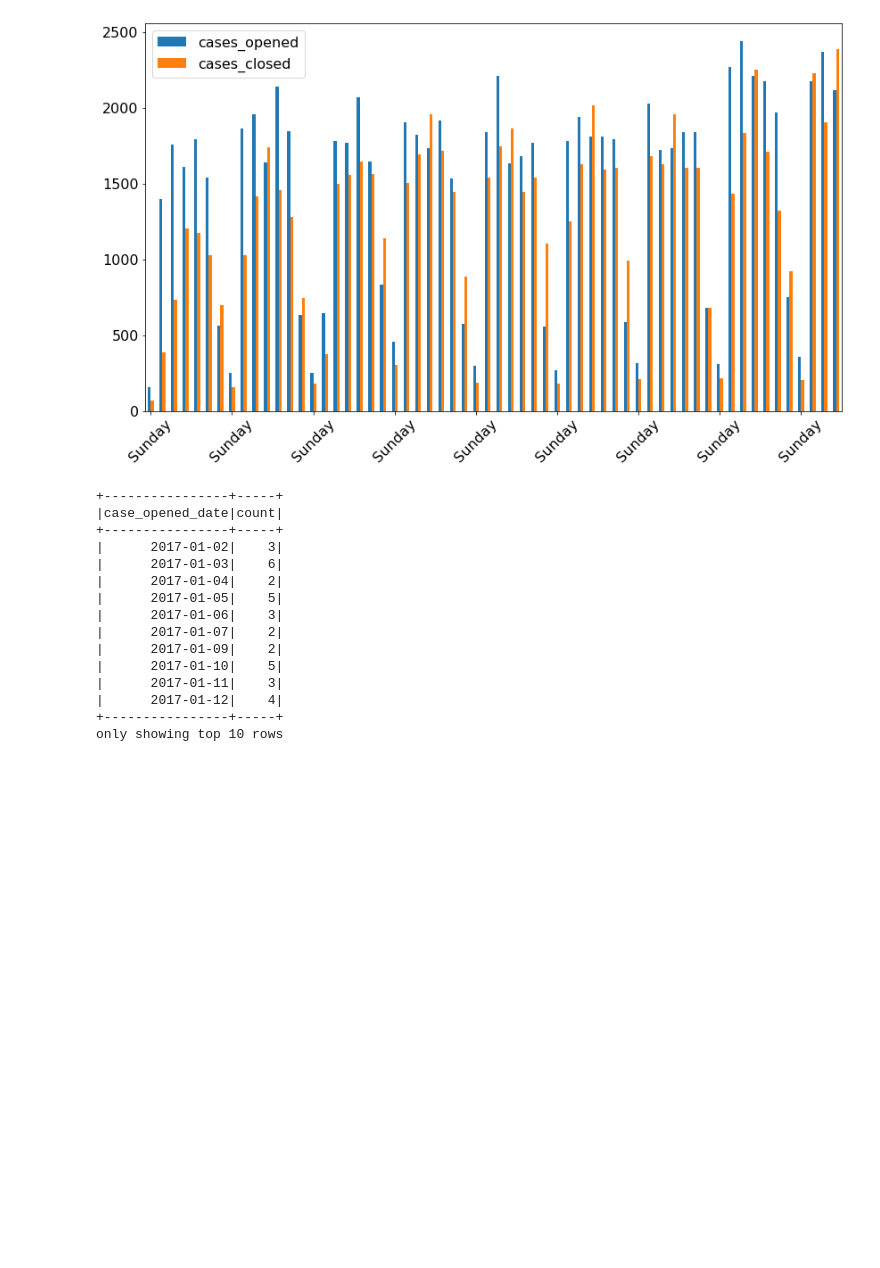
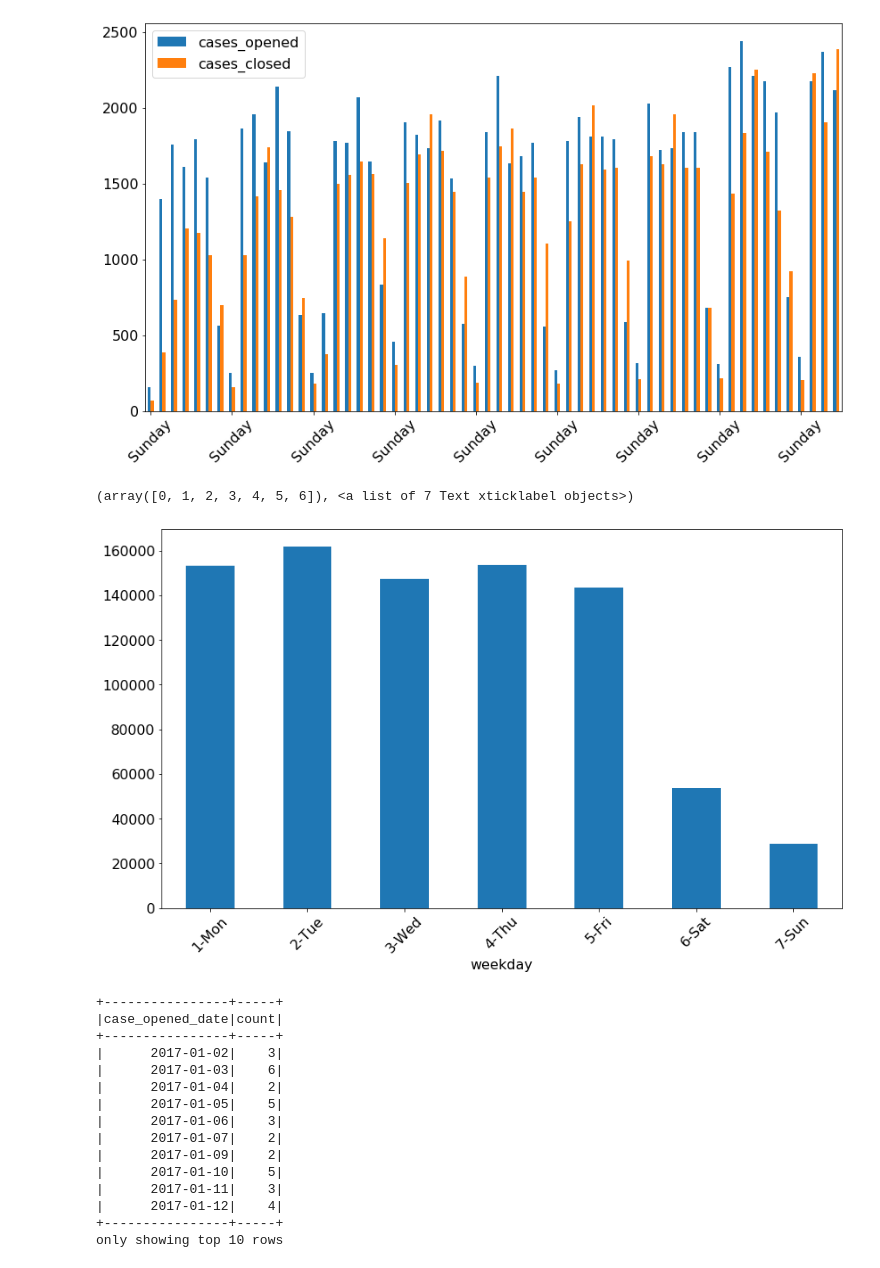
Before and after one commit to CameronGTaylor/distributed-ml, a Jupyter notebook: explore.ipynb, the cells around one changed output. Cells and saved outputs as stored; diff of their text form; code cells hidden in the pictures; blank space fills up the shorter version.

```diff
--- a/explore.ipynb
+++ b/explore.ipynb
@@ -320,6 +323,15 @@ ax.set_xticklabels(('Sunday '*9).split(), rotation=45)
 plt.show()
 # %% [output]
 [figure]
+# %%
+df.withColumn('weekday', date_format('case_opened_date', 'u-E'))\
+    .groupBy('weekday').count().na.drop().toPandas()\
+    .set_index('weekday')['count'].sort_index()\
+    .plot.bar()
+plt.xticks(rotation=45)
+# %% [output]
+(array([0, 1, 2, 3, 4, 5, 6]), <a list of 7 Text xticklabel objects>)
+[figure, added]
 # %%
 cases_by_day.where(col('department') == 'Customer Service')\
 .groupBy('case_opened_date').count()\
```
Also changed, not shown: parts of 1 cell of this notebook, 2 other files.
